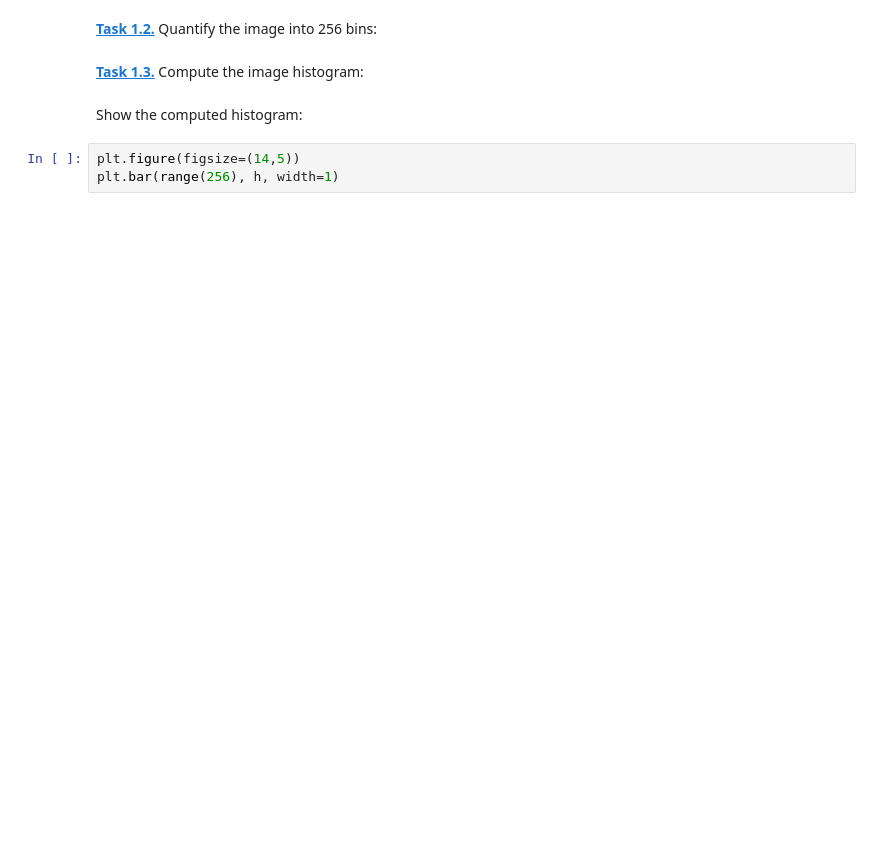
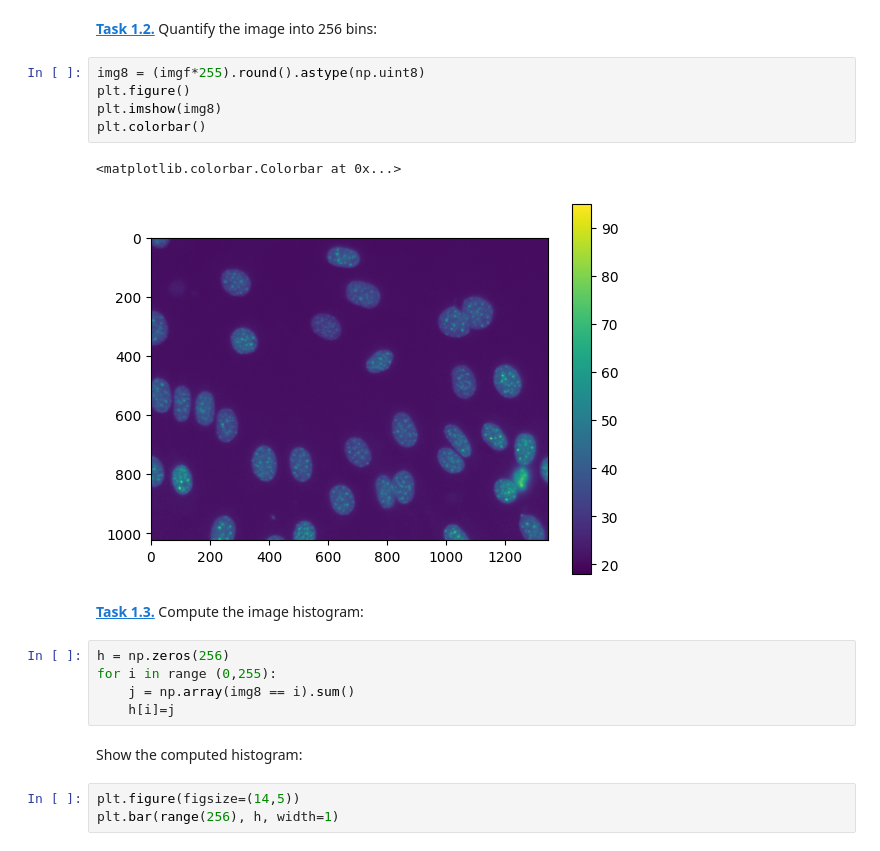
Before and after one commit to grosserC/mobi-fs5-python, a Jupyter notebook: otsu.ipynb, the cells around one changed output. Drawn from its saved outputs; the diff is of its cells as text; blank space fills up the shorter version.

```diff
--- a/otsu.ipynb
+++ b/otsu.ipynb
@@ -12,7 +16,20 @@ FileNotFoundError: [Errno 2] No such file or directory: 'data/NIH3T3/im/dna-0'
 # %% [markdown]
 **[Task 1.2.]()** Quantify the image into 256 bins:
+# %%
+img8 = (imgf*255).round().astype(np.uint8)
+plt.figure()
+plt.imshow(img8)
+plt.colorbar()
+# %% [output]
+<matplotlib.colorbar.Colorbar at 0x...>
+[figure, added]
 # %% [markdown]
 **[Task 1.3.]()** Compute the image histogram:
+# %%
+h = np.zeros(256)
+for i in range (0,255):
+    j = np.array(img8 == i).sum()
+    h[i]=j
 # %% [markdown]
 Show the computed histogram:
 # %%
```
Also changed, not shown: parts of 2 cells of this notebook, 1 other file.
